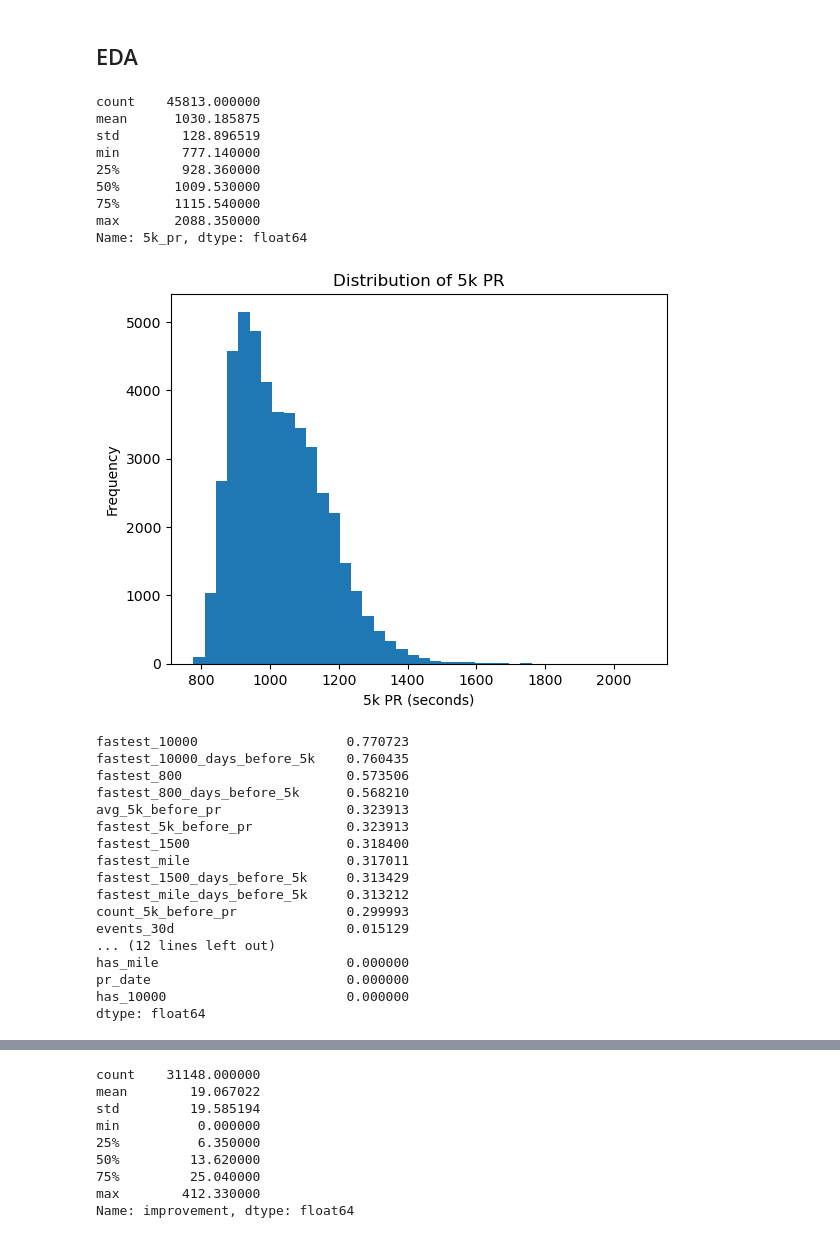
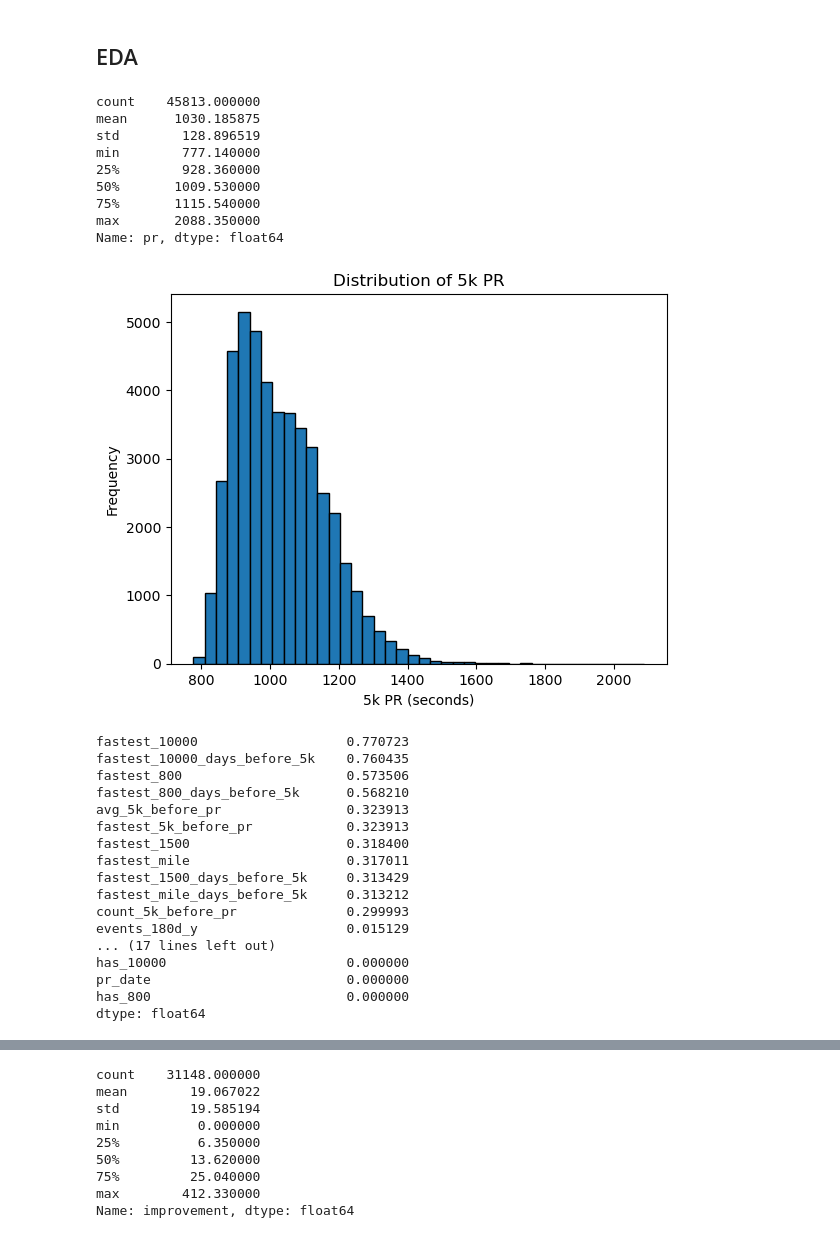
Before and after one commit to stanski901/5k_predictor, a Jupyter notebook: working_file.ipynb, the cells around one changed output, grey strips where cells are left out. Saved outputs shown, nothing was run; the diff lists cells and outputs as text; code cells hidden in the pictures.

```diff
--- a/working_file.ipynb
+++ b/working_file.ipynb
@@ -380,6 +373,6 @@ agg_5k = (
 # Merge into model_df
 model_df = model_df.merge(agg_5k, on='athlete_id', how='left')
 # %%
-model_df = model_df.rename(columns={'granular_performance':'5k_pr'})
+model_df = model_df.rename(columns={'granular_performance':'pr'})
 model_df.columns
 # %% [output]
@@ -430,7 +390,7 @@ model_df_vanilla.head(10)
 # %% [markdown]
 ## EDA
 # %%
-model_df_vanilla['5k_pr'].describe()
+model_df['pr'].describe()
 # %% [output]
 count    45813.000000
 mean      1030.185875
@@ -440,15 +400,15 @@ min        777.140000
 50%       1009.530000
 75%       1115.540000
 max       2088.350000
-Name: 5k_pr, dtype: float64
+Name: pr, dtype: float64
 # %%
-plt.hist(model_df['5k_pr'], bins=40)
+plt.hist(model_df['pr'], bins=40, edgecolor='black')
 plt.xlabel("5k PR (seconds)")
 plt.ylabel("Frequency")
 plt.title("Distribution of 5k PR")
 plt.show()
 # %% [output]
-[figure, old version]
+[figure, new version]
 # %%
 model_df.isna().mean().sort_values(ascending=False)
 # %% [output]
@@ -463,10 +423,10 @@ fastest_mile                    0.317011
 fastest_1500_days_before_5k     0.313429
 fastest_mile_days_before_5k     0.313212
 count_5k_before_pr              0.299993
-events_30d                      0.015129
-... (12 lines left out)
-has_mile                        0.000000
+events_180d_y                   0.015129
+... (17 lines left out)
+has_10000                       0.000000
 pr_date                         0.000000
-has_10000                       0.000000
+has_800                         0.000000
 dtype: float64
 # %%
```
Also changed, not shown: parts of 10 cells of this notebook.
